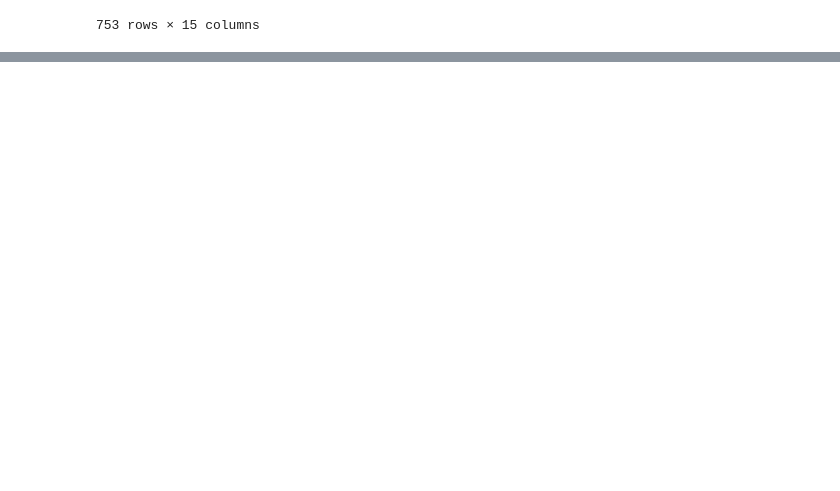
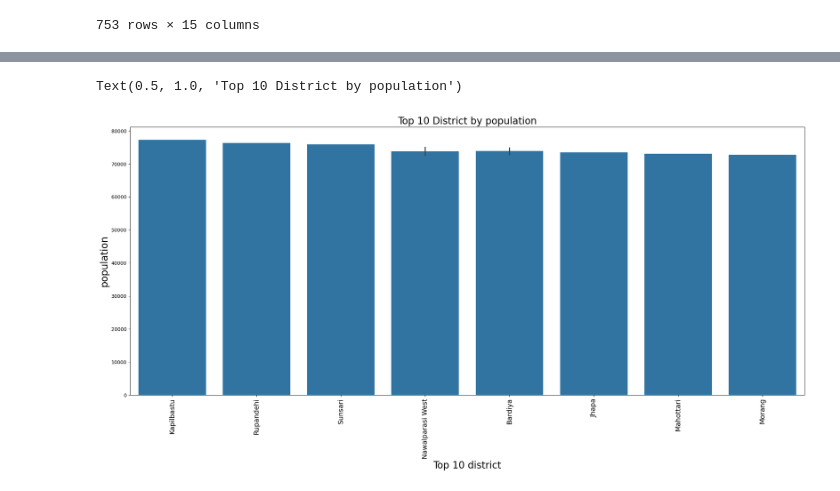
Before and after one commit to bikashsahani/nepal-census-2021-EDA, a Jupyter notebook: census_eda_project.ipynb, the cells around one changed output, grey strips where cells are left out. Saved outputs shown, nothing was run; the diff lists cells and outputs as text; code cells hidden in the pictures; blank space fills up the shorter version.

Commit message:
visualization of data

```diff
--- a/census_eda_project.ipynb
+++ b/census_eda_project.ipynb
@@ -379,0 +509,14 @@ data
+# %%
+plt.figure(figsize=(25,10))
+sns.barplot(
+    data=data.sort_values(by='Total population', ascending=False).head(10),
+    x='District',
+    y='Total population'
+)
+plt.xticks(rotation=90,fontsize=14)
+plt.xlabel("Top 10 district",fontsize=20)
+plt.ylabel("population", fontsize=20)
+plt.title("Top 10 District by population", fontsize=20)
+# %% [output]
+Text(0.5, 1.0, 'Top 10 District by population')
+[figure, added]
```
Also changed, not shown: parts of 21 cells of this notebook.
